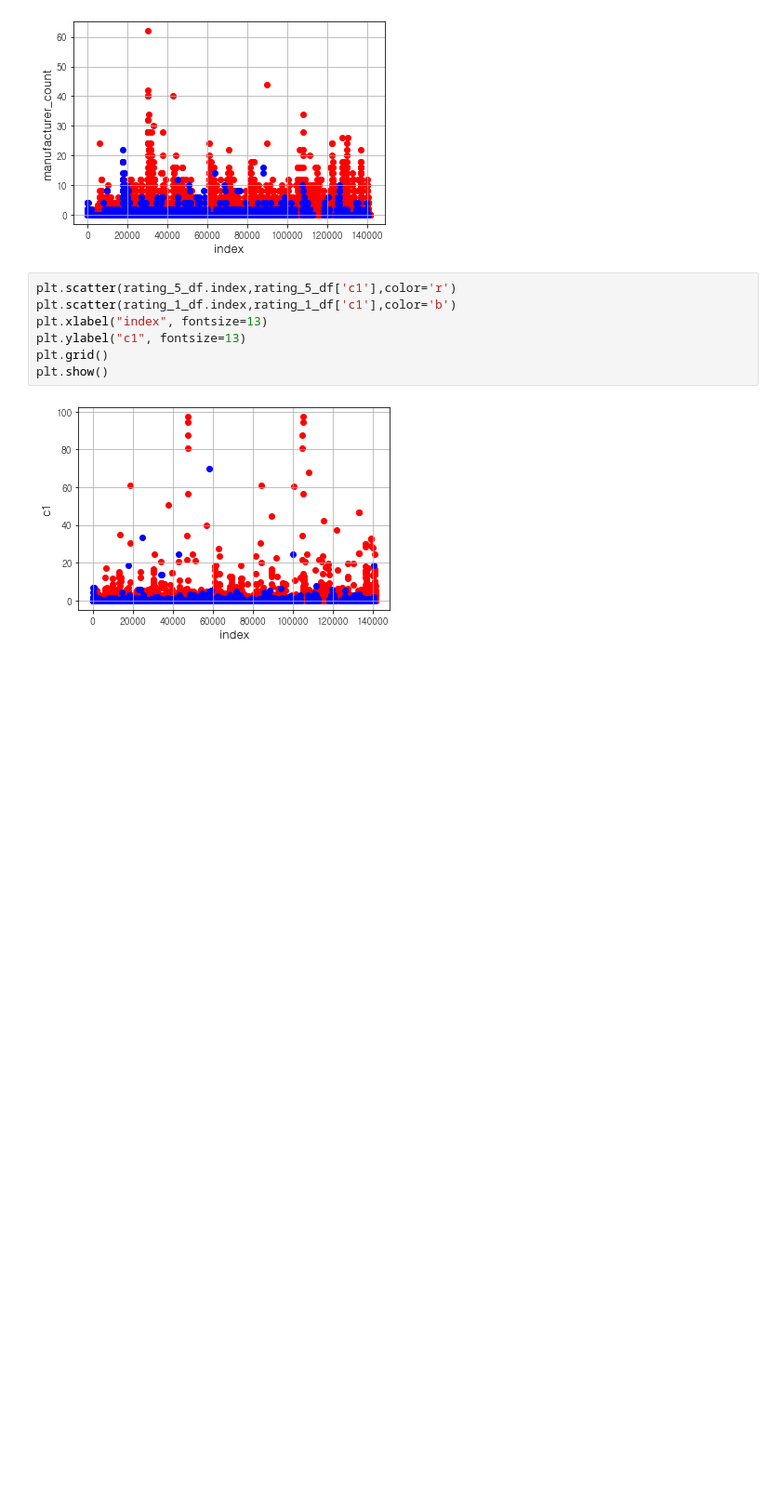
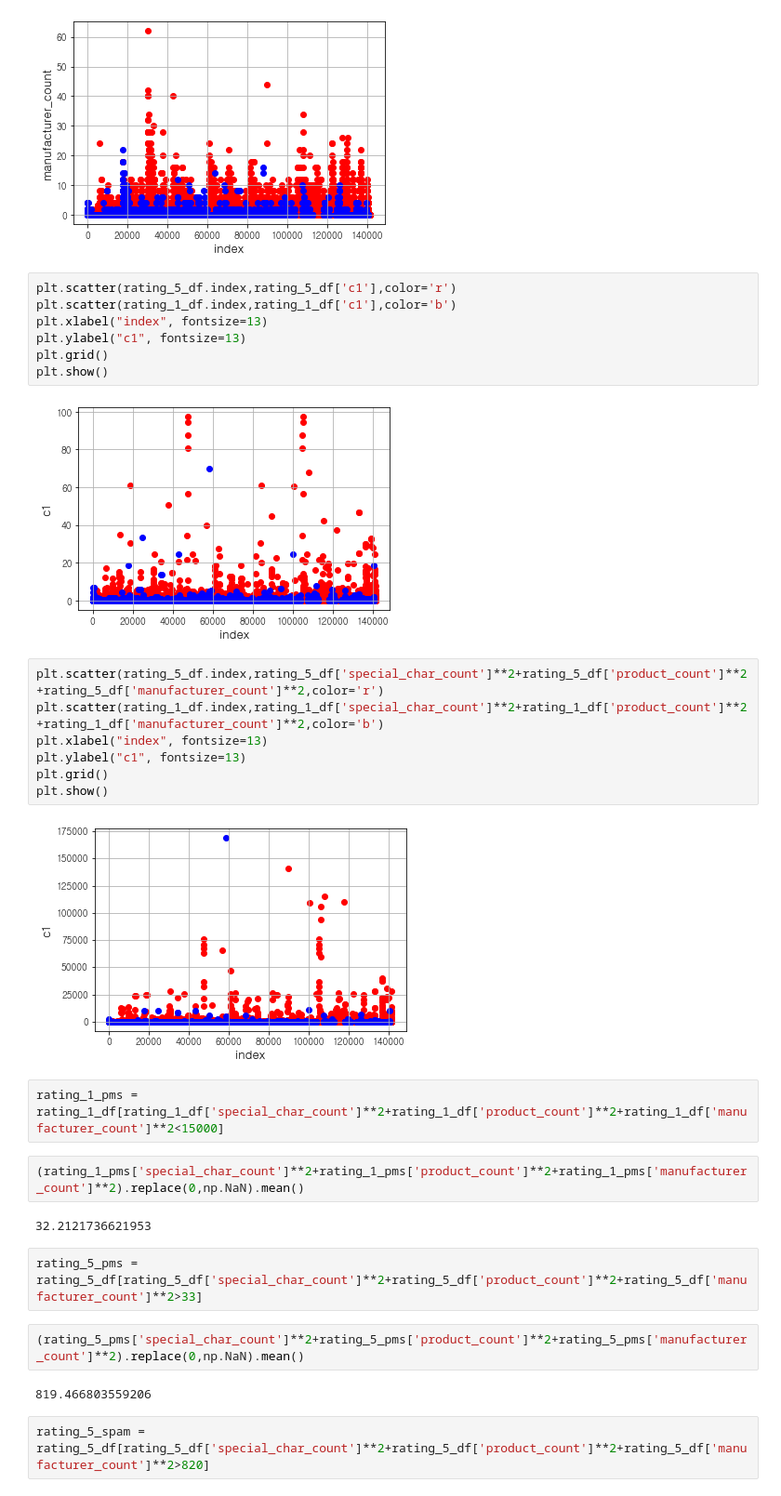
Before and after one commit to LyunJ/CoupangReview, a Jupyter notebook: 감성분석_머신러닝/논리적_근거_시각화.ipynb, the cells around one changed output. Shown at 93% size. Cells and saved outputs as stored; diff of their text form; blank space fills up the shorter version.

```diff
--- a/감성분석_머신러닝/논리적_근거_시각화.ipynb
+++ b/감성분석_머신러닝/논리적_근거_시각화.ipynb
@@ -163,3 +218,26 @@ plt.grid()
 plt.show()
 # %% [output]
 [figure]
+# %%
+plt.scatter(rating_5_df.index,rating_5_df['special_char_count']**2+rating_5_df['product_count']**2+rating_5_df['manufacturer_count']**2,color='r')
+plt.scatter(rating_1_df.index,rating_1_df['special_char_count']**2+rating_1_df['product_count']**2+rating_1_df['manufacturer_count']**2,color='b')
+plt.xlabel("index", fontsize=13)
+plt.ylabel("c1", fontsize=13)
+plt.grid()
+plt.show()
+# %% [output]
+[figure, added]
+# %%
+rating_1_pms = rating_1_df[rating_1_df['special_char_count']**2+rating_1_df['product_count']**2+rating_1_df['manufacturer_count']**2<15000]
+# %%
+(rating_1_pms['special_char_count']**2+rating_1_pms['product_count']**2+rating_1_pms['manufacturer_count']**2).replace(0,np.NaN).mean()
+# %% [output]
+32.2121736621953
+# %%
+rating_5_pms = rating_5_df[rating_5_df['special_char_count']**2+rating_5_df['product_count']**2+rating_5_df['manufacturer_count']**2>33]
+# %%
+(rating_5_pms['special_char_count']**2+rating_5_pms['product_count']**2+rating_5_pms['manufacturer_count']**2).replace(0,np.NaN).mean()
+# %% [output]
+819.466803559206
+# %%
+rating_5_spam = rating_5_df[rating_5_df['special_char_count']**2+rating_5_df['product_count']**2+rating_5_df['manufacturer_count']**2>820]
```
Also changed, not shown: parts of 18 cells of this notebook, 1 other file.
